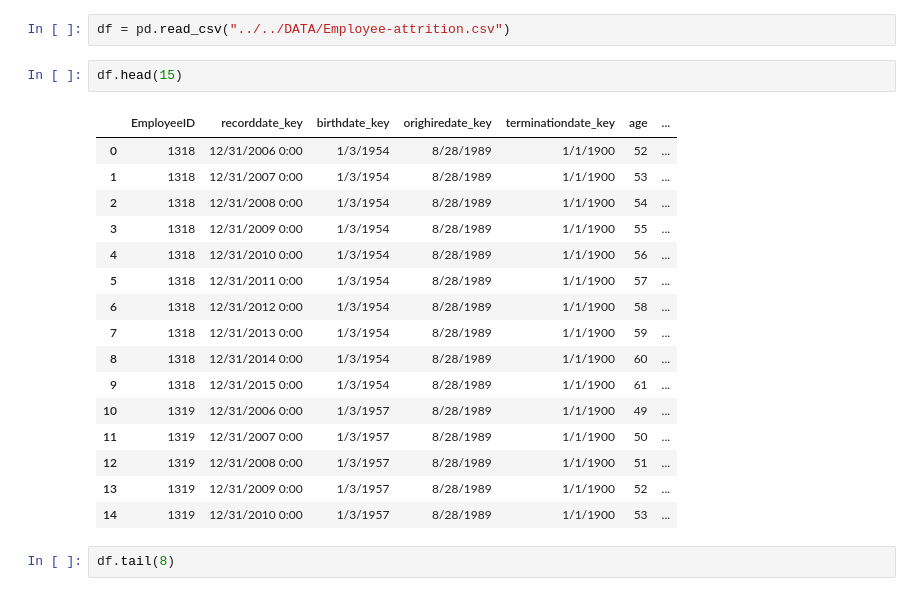
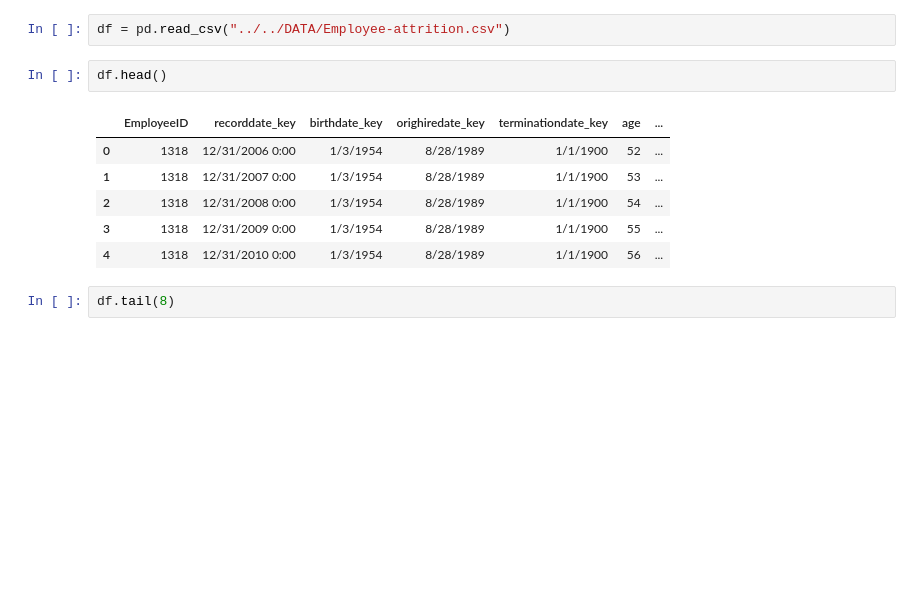
Before and after one commit to TinaDuong18/IOD, a Jupyter notebook: Module 1/Labs 1/IOD_Lab-1.2.2 Pandas.ipynb, the cells around one changed output. Drawn from its saved outputs; the diff is of its cells as text; blank space fills up the shorter version.

```diff
--- a/Module 1/Labs 1/IOD_Lab-1.2.2 Pandas.ipynb
+++ b/Module 1/Labs 1/IOD_Lab-1.2.2 Pandas.ipynb
@@ -16,24 +16,14 @@ NOTE: Make sure third party cookies are not blocked.
 # %%
 df = pd.read_csv("../../DATA/Employee-attrition.csv")
 # %%
-df.head(15)
+df.head()
 # %% [output]
 |  | EmployeeID | recorddate_key | birthdate_key | orighiredate_key | terminationdate_key | age | ... |
 | 0 | 1318 | 12/31/2006 0:00 | 1/3/1954 | 8/28/1989 | 1/1/1900 | 52 | ... |
 | 1 | 1318 | 12/31/2007 0:00 | 1/3/1954 | 8/28/1989 | 1/1/1900 | 53 | ... |
 | 2 | 1318 | 12/31/2008 0:00 | 1/3/1954 | 8/28/1989 | 1/1/1900 | 54 | ... |
 | 3 | 1318 | 12/31/2009 0:00 | 1/3/1954 | 8/28/1989 | 1/1/1900 | 55 | ... |
 | 4 | 1318 | 12/31/2010 0:00 | 1/3/1954 | 8/28/1989 | 1/1/1900 | 56 | ... |
-| 5 | 1318 | 12/31/2011 0:00 | 1/3/1954 | 8/28/1989 | 1/1/1900 | 57 | ... |
-| 6 | 1318 | 12/31/2012 0:00 | 1/3/1954 | 8/28/1989 | 1/1/1900 | 58 | ... |
-| 7 | 1318 | 12/31/2013 0:00 | 1/3/1954 | 8/28/1989 | 1/1/1900 | 59 | ... |
-| 8 | 1318 | 12/31/2014 0:00 | 1/3/1954 | 8/28/1989 | 1/1/1900 | 60 | ... |
-| 9 | 1318 | 12/31/2015 0:00 | 1/3/1954 | 8/28/1989 | 1/1/1900 | 61 | ... |
-| 10 | 1319 | 12/31/2006 0:00 | 1/3/1957 | 8/28/1989 | 1/1/1900 | 49 | ... |
-| 11 | 1319 | 12/31/2007 0:00 | 1/3/1957 | 8/28/1989 | 1/1/1900 | 50 | ... |
-| 12 | 1319 | 12/31/2008 0:00 | 1/3/1957 | 8/28/1989 | 1/1/1900 | 51 | ... |
-| 13 | 1319 | 12/31/2009 0:00 | 1/3/1957 | 8/28/1989 | 1/1/1900 | 52 | ... |
-| 14 | 1319 | 12/31/2010 0:00 | 1/3/1957 | 8/28/1989 | 1/1/1900 | 53 | ... |
 # %%
 df.tail(8)
 # %% [output]
```
Also changed, not shown: 6 other files.
